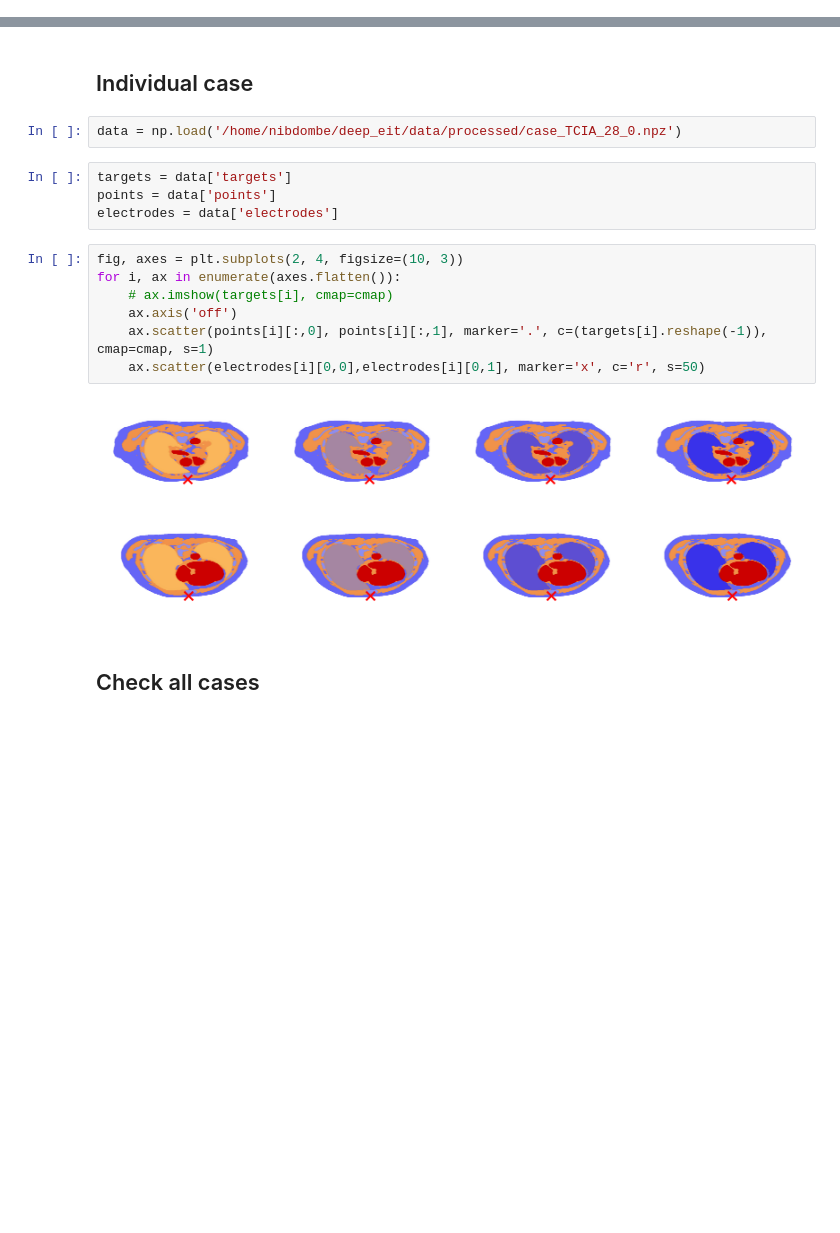
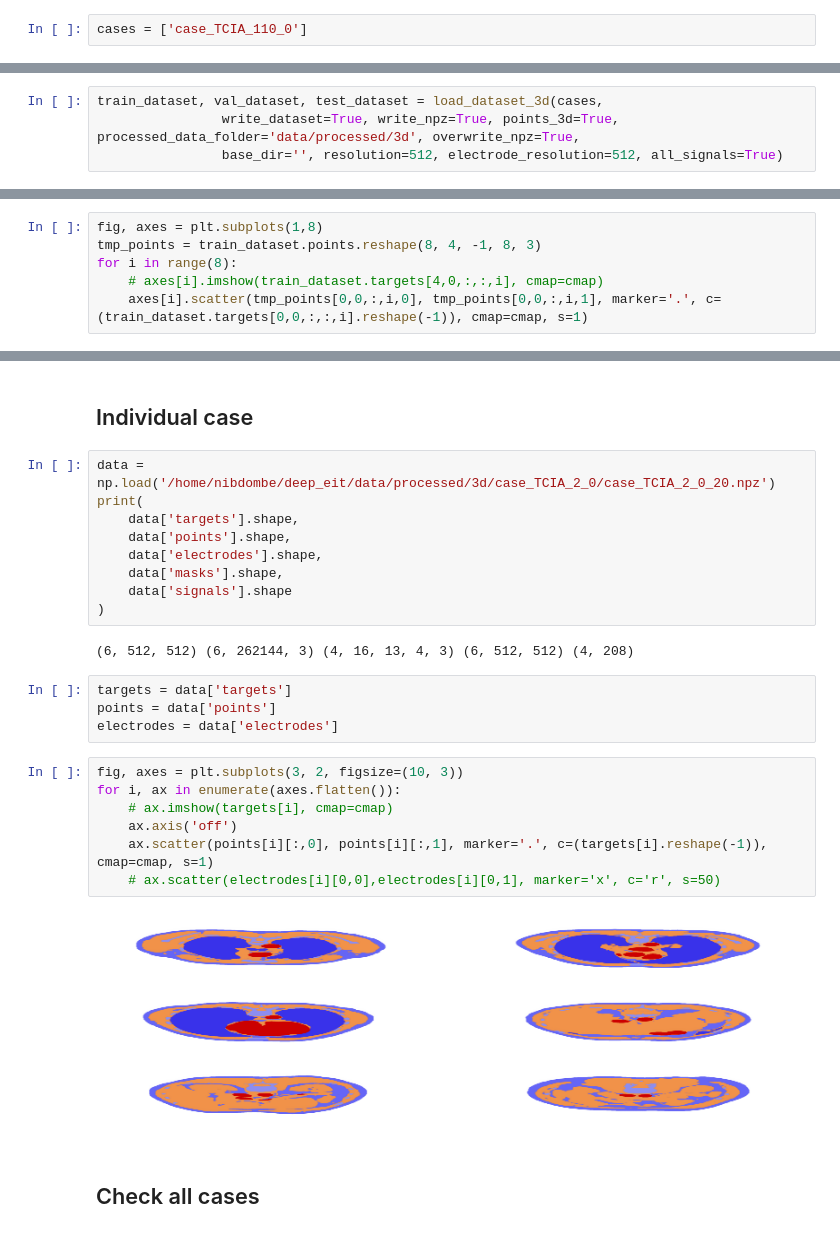
Before and after one commit to dmnk1308/RESIST, a Jupyter notebook: playground.ipynb, the cells around one changed output, grey strips where cells are left out. Drawn from its saved outputs; the diff is of its cells as text; blank space fills up the shorter version.

Commit message:
Implemented 3d deep eit

```diff
--- a/playground.ipynb
+++ b/playground.ipynb
@@ -38,0 +41,2 @@ cmap = make_cmap()
+# %%
+cases = ['case_TCIA_110_0']
@@ -38,0 +48,4 @@ cmap = make_cmap()
+# %%
+train_dataset, val_dataset, test_dataset = load_dataset_3d(cases,
+                write_dataset=True, write_npz=True, points_3d=True, processed_data_folder='data/processed/3d', overwrite_npz=True,
+                base_dir='', resolution=512, electrode_resolution=512, all_signals=True)
@@ -38,0 +54,6 @@ cmap = make_cmap()
+# %%
+fig, axes = plt.subplots(1,8)
+tmp_points = train_dataset.points.reshape(8, 4, -1, 8, 3)
+for i in range(8):
+    # axes[i].imshow(train_dataset.targets[4,0,:,:,i], cmap=cmap)
+    axes[i].scatter(tmp_points[0,0,:,i,0], tmp_points[0,0,:,i,1], marker='.', c=(train_dataset.targets[0,0,:,:,i].reshape(-1)), cmap=cmap, s=1)
@@ -63,20 +104,29 @@ import seaborn as sns
 # %% [markdown]
 ## Individual case
 # %%
-data = np.load('/home/nibdombe/deep_eit/data/processed/case_TCIA_28_0.npz')
+data = np.load('/home/nibdombe/deep_eit/data/processed/3d/case_TCIA_2_0/case_TCIA_2_0_20.npz')
+print(
+    data['targets'].shape,
+    data['points'].shape,
+    data['electrodes'].shape,
+    data['masks'].shape,
+    data['signals'].shape
+)
+# %% [output]
+(6, 512, 512) (6, 262144, 3) (4, 16, 13, 4, 3) (6, 512, 512) (4, 208)
 # %%
 targets = data['targets']
 points = data['points']
 electrodes = data['electrodes']
 # %%
-fig, axes = plt.subplots(2, 4, figsize=(10, 3))
+fig, axes = plt.subplots(3, 2, figsize=(10, 3))
 for i, ax in enumerate(axes.flatten()):
     # ax.imshow(targets[i], cmap=cmap)
     ax.axis('off')
     ax.scatter(points[i][:,0], points[i][:,1], marker='.', c=(targets[i].reshape(-1)), cmap=cmap, s=1)
-    ax.scatter(electrodes[i][0,0],electrodes[i][0,1], marker='x', c='r', s=50)
+    # ax.scatter(electrodes[i][0,0],electrodes[i][0,1], marker='x', c='r', s=50)
 # %% [output]
-[figure, old version]
+[figure, new version]
 # %% [markdown]
 ## Check all cases
 # %%
```
Also changed, not shown: parts of 13 cells of this notebook, 12 other files.
